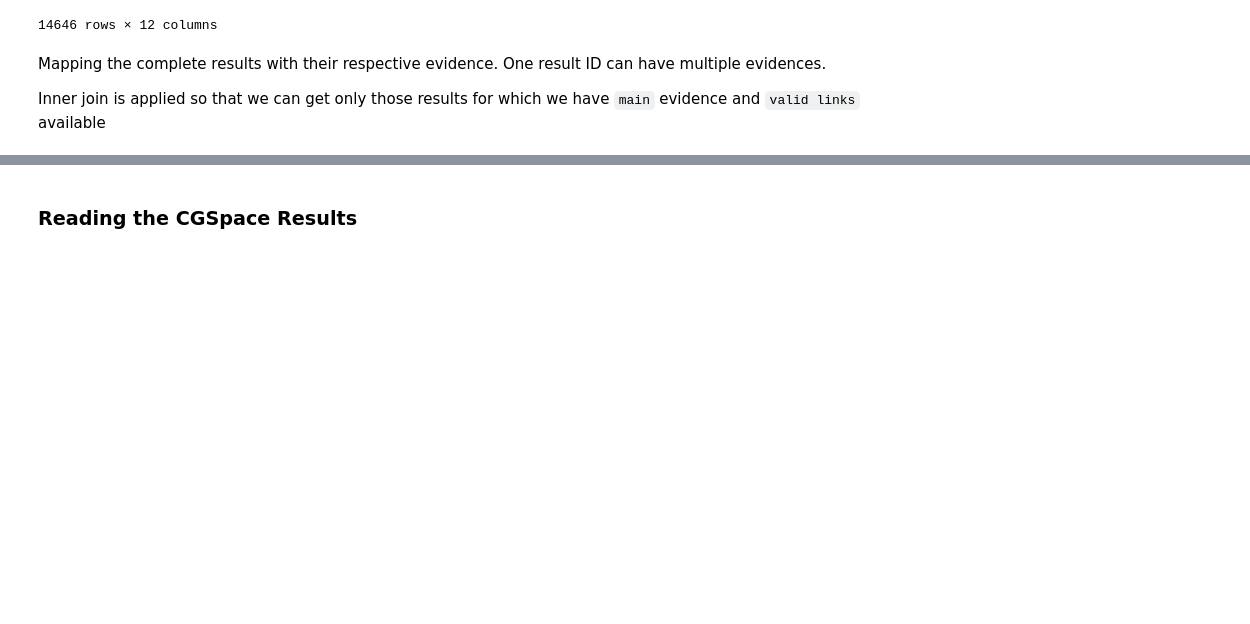
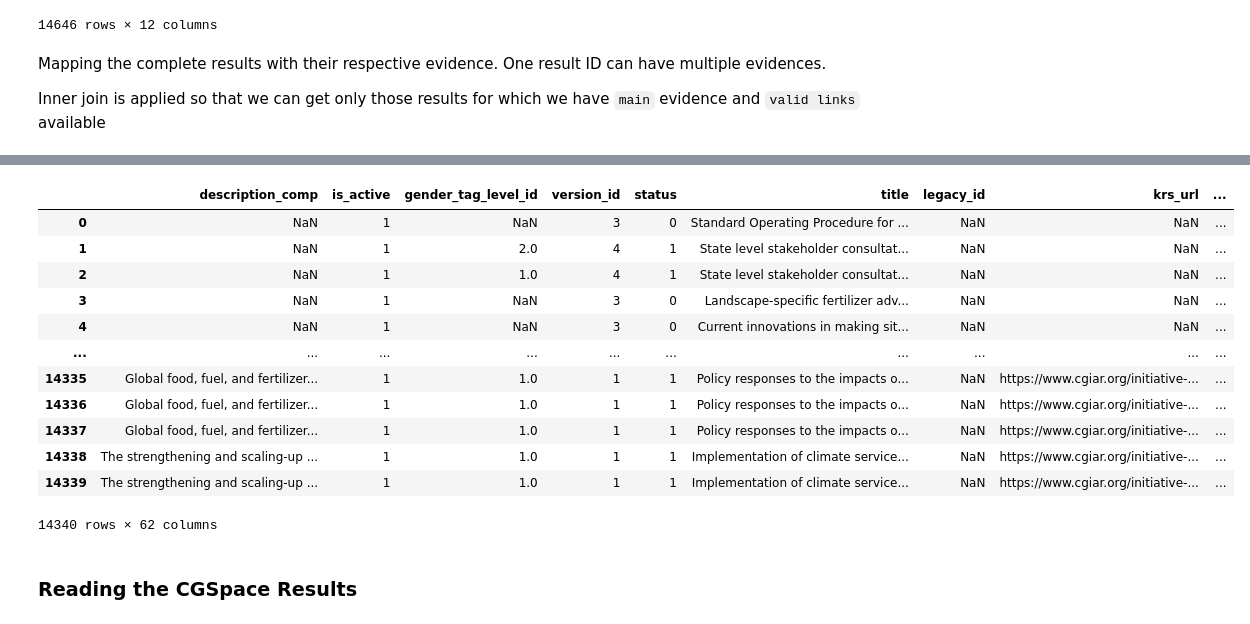
Before and after one commit to cgiar-ppu/cgspace-docs-prms-results-merge, a Jupyter notebook: merge_cgspace_prms.ipynb, the cells around one changed output, grey strips where cells are left out. Cells and saved outputs as stored; diff of their text form; code cells hidden in the pictures; blank space fills up the shorter version.

```diff
--- a/merge_cgspace_prms.ipynb
+++ b/merge_cgspace_prms.ipynb
@@ -59,3 +42,20 @@ prms_results
+# %%
+prms_results = pd.merge(prms_comp_results, prms_evidences, how='inner', on='result_id', suffixes=('_comp', '_evidences')).reset_index(drop=True)
+prms_results
+# %% [output]
+|  | description_comp | is_active | gender_tag_level_id | version_id | status | title | legacy_id | krs_url | ... |
+| 0 | NaN | 1 | NaN | 3 | 0 | Standard Operating Procedure for ... | NaN | NaN | ... |
+| 1 | NaN | 1 | 2.0 | 4 | 1 | State level stakeholder consultat... | NaN | NaN | ... |
+| 2 | NaN | 1 | 1.0 | 4 | 1 | State level stakeholder consultat... | NaN | NaN | ... |
+| 3 | NaN | 1 | NaN | 3 | 0 | Landscape-specific fertilizer adv... | NaN | NaN | ... |
+| 4 | NaN | 1 | NaN | 3 | 0 | Current innovations in making sit... | NaN | NaN | ... |
+| ... | ... | ... | ... | ... | ... | ... | ... | ... | ... |
+| 14335 | Global food, fuel, and fertilizer... | 1 | 1.0 | 1 | 1 | Policy responses to the impacts o... | NaN | https://www.cgiar.org/initiative-... | ... |
+| 14336 | Global food, fuel, and fertilizer... | 1 | 1.0 | 1 | 1 | Policy responses to the impacts o... | NaN | https://www.cgiar.org/initiative-... | ... |
+| 14337 | Global food, fuel, and fertilizer... | 1 | 1.0 | 1 | 1 | Policy responses to the impacts o... | NaN | https://www.cgiar.org/initiative-... | ... |
+| 14338 | The strengthening and scaling-up ... | 1 | 1.0 | 1 | 1 | Implementation of climate service... | NaN | https://www.cgiar.org/initiative-... | ... |
+| 14339 | The strengthening and scaling-up ... | 1 | 1.0 | 1 | 1 | Implementation of climate service... | NaN | https://www.cgiar.org/initiative-... | ... |
+14340 rows × 62 columns
 # %% [markdown]
 ### Reading the CGSpace Results
 # %%
```
Also changed, not shown: parts of 14 cells of this notebook, 1 other file.
